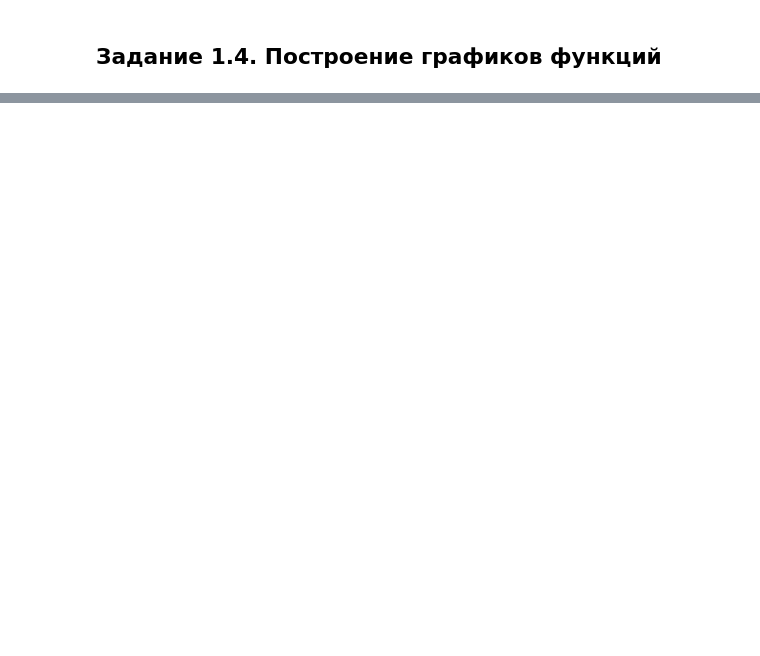
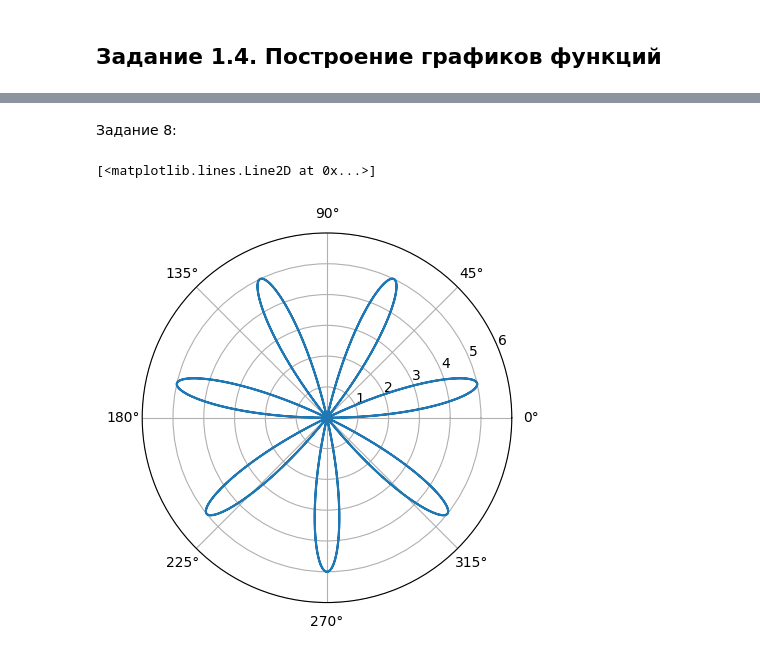
Before and after one commit to voolk211/study-projects, a Jupyter notebook: KM2_Lb01_Palcev.ipynb, the cells around one changed output, grey strips where cells are left out. Drawn from its saved outputs; the diff is of its cells as text; code cells hidden in the pictures; blank space fills up the shorter version.

```diff
--- a/KM2_Lb01_Palcev.ipynb
+++ b/KM2_Lb01_Palcev.ipynb
@@ -453,0 +278,14 @@ plt.plot(x, y)
+# %% [markdown]
+Задание 8:
+# %%
+plt.figure()
+ax = plt.axes(projection='polar')
+phi = np.arange(-np.pi, np.pi, 0.001)
+ax.set_rlim(0, 6)
+a = 5
+k = 3
+r = a * np.sin((2 * k + 1) * phi)
+plt.plot(phi + (r < 0) * np.pi, abs(r))
+# %% [output]
+[<matplotlib.lines.Line2D at 0x...>]
+[figure, added]
```
Also changed, not shown: parts of 27 cells of this notebook.
